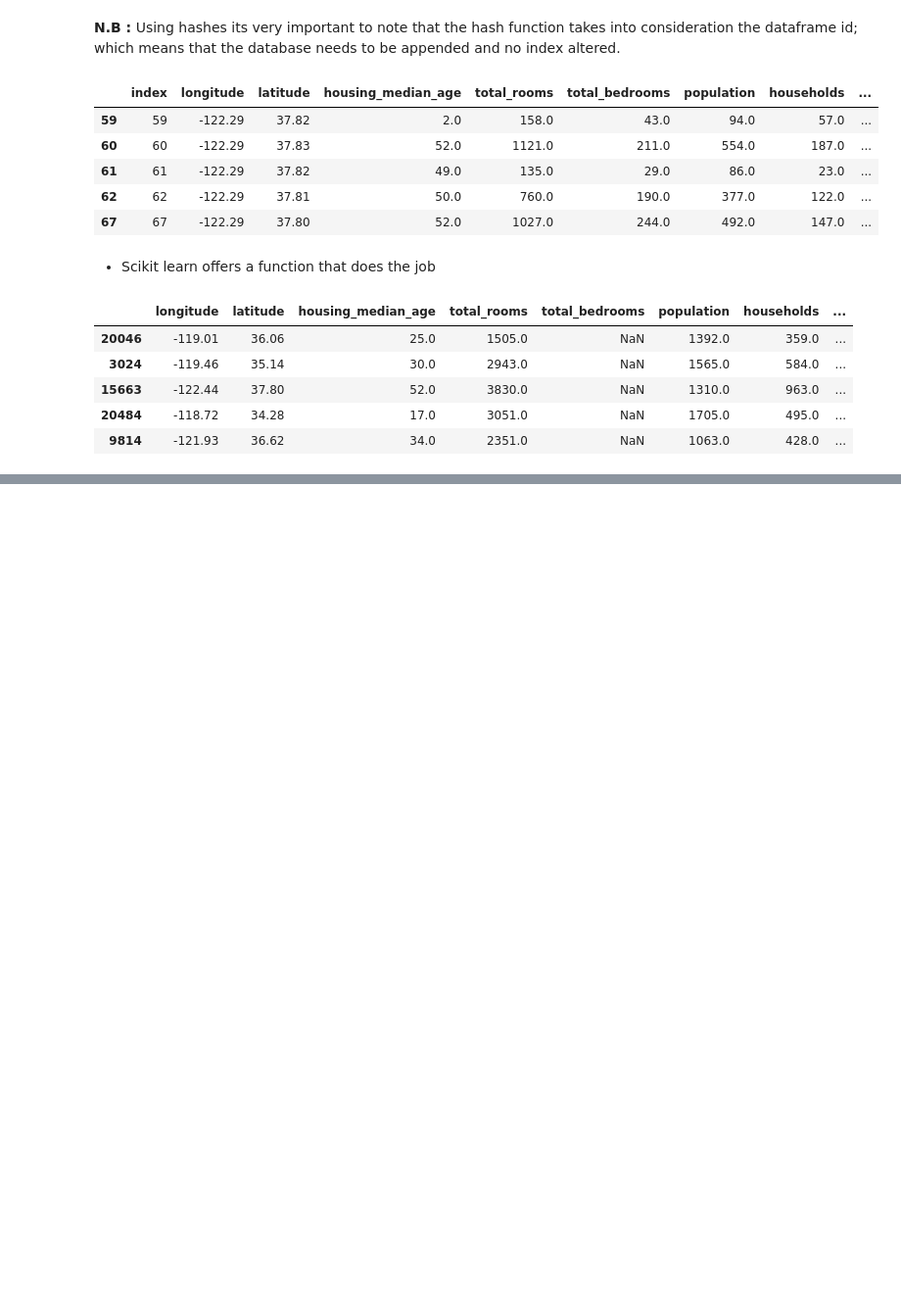
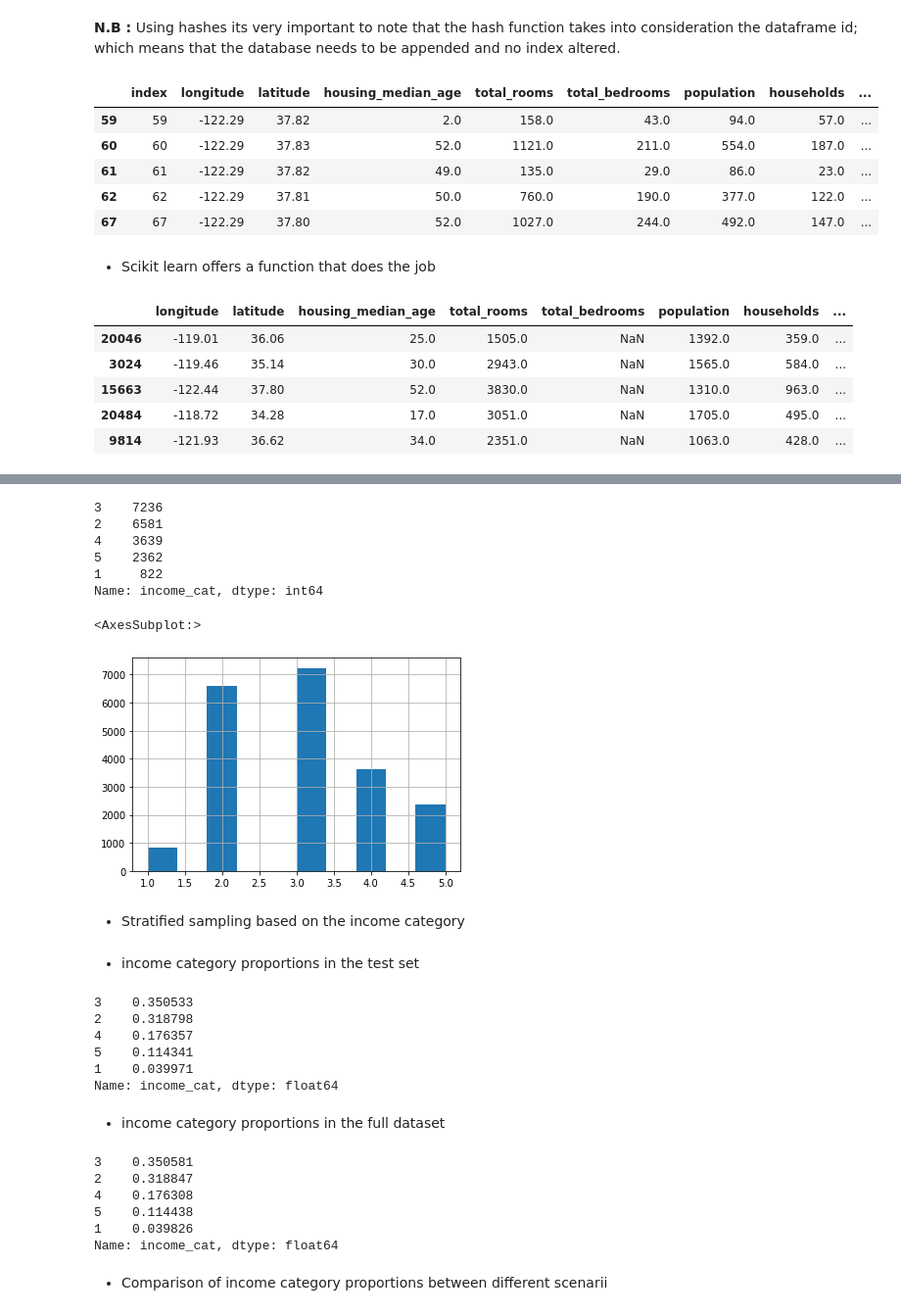
Before and after one commit to chikoungoun/Machine-Learning, a Jupyter notebook: Hands On machine Learning - A summary/Chapter 2.ipynb, the cells around one changed output, grey strips where cells are left out. Shown at 98% size. Cells and saved outputs as stored; diff of their text form; code cells hidden in the pictures; blank space fills up the shorter version.

Commit message:
Stratification sampling

```diff
--- a/Hands On machine Learning - A summary/Chapter 2.ipynb
+++ b/Hands On machine Learning - A summary/Chapter 2.ipynb
@@ -161,0 +176,16 @@ test_set.head()
+# %%
+housing["income_cat"].value_counts()
+# %% [output]
+3    7236
+2    6581
+4    3639
+5    2362
+1     822
+Name: income_cat, dtype: int64
+# %%
+housing["income_cat"].hist()
+# %% [output]
+<AxesSubplot:>
+[figure, added]
+# %% [markdown]
+* Stratified sampling based on the income category
@@ -161,0 +200,24 @@ test_set.head()
+# %% [markdown]
+* income category proportions in the test set
+# %%
+strat_test_set['income_cat'].value_counts() / len(strat_test_set)
+# %% [output]
+3    0.350533
+2    0.318798
+4    0.176357
+5    0.114341
+1    0.039971
+Name: income_cat, dtype: float64
+# %% [markdown]
+* income category proportions in the full dataset
+# %%
+housing["income_cat"].value_counts() / len(housing)
+# %% [output]
+3    0.350581
+2    0.318847
+4    0.176308
+5    0.114438
+1    0.039826
+Name: income_cat, dtype: float64
+# %% [markdown]
+* Comparison of income category proportions between different scenarii
```
Also changed, not shown: parts of 7 cells of this notebook.
